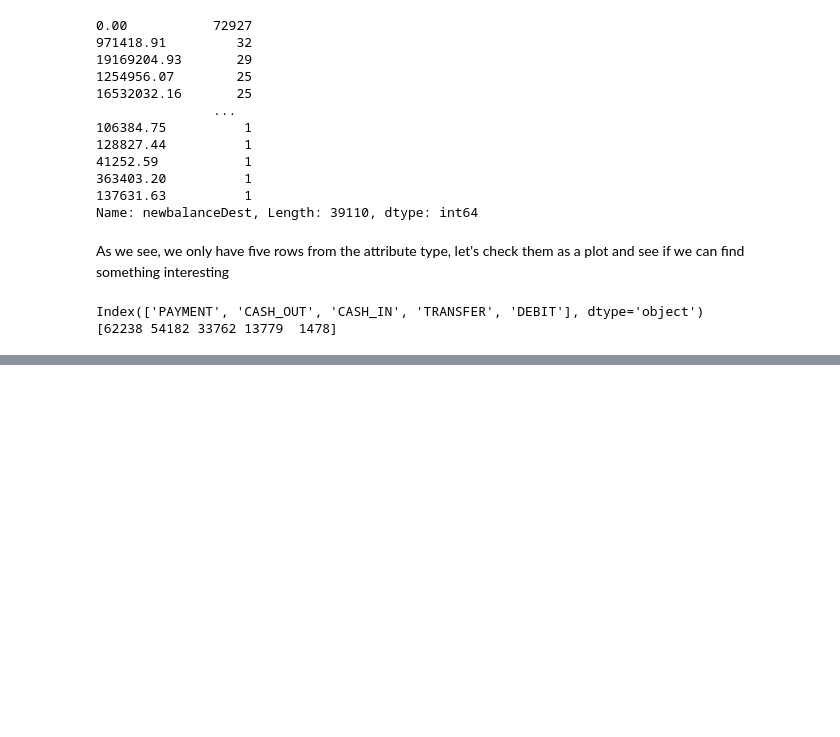
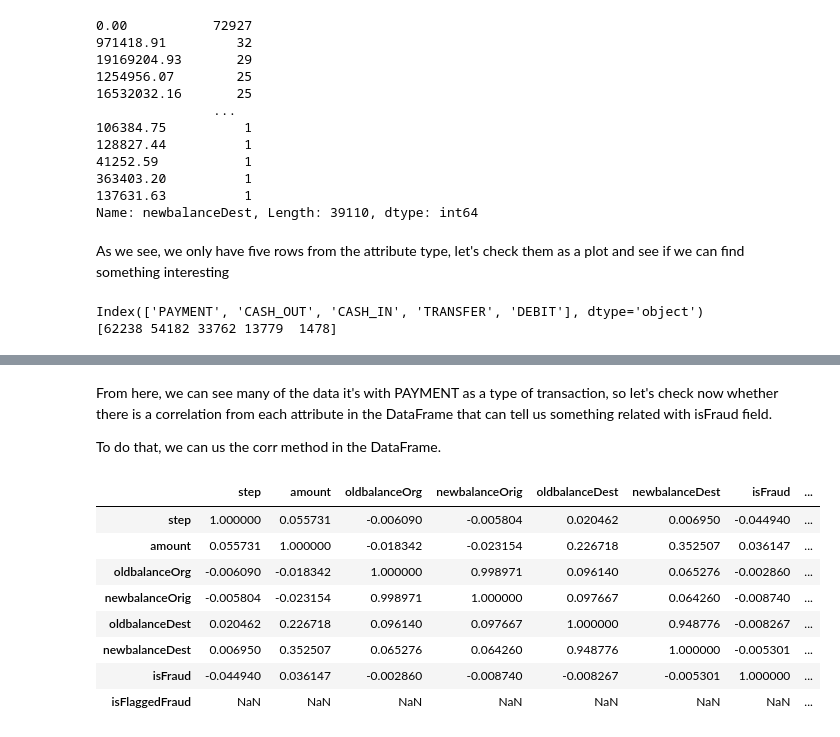
Before and after one commit to earo12/Payments_Fraud_Detection, a Jupyter notebook: Online_Payments_Fraud_Detection.ipynb, the cells around one changed output, grey strips where cells are left out. Cells and saved outputs as stored; diff of their text form; code cells hidden in the pictures; blank space fills up the shorter version.

```diff
--- a/Online_Payments_Fraud_Detection.ipynb
+++ b/Online_Payments_Fraud_Detection.ipynb
@@ -116,0 +120,16 @@ plt.show()
+# %% [markdown]
+From here, we can see many of the data it's with PAYMENT as a type of transaction, so let's check now whether there is a correlation from each attribute in the DataFrame that can tell us something related with isFraud field.
+
+To do that, we can us the corr method in the DataFrame.
+# %%
+df.corr()
+# %% [output]
+|  | step | amount | oldbalanceOrg | newbalanceOrig | oldbalanceDest | newbalanceDest | isFraud | ... |
+| step | 1.000000 | 0.055731 | -0.006090 | -0.005804 | 0.020462 | 0.006950 | -0.044940 | ... |
+| amount | 0.055731 | 1.000000 | -0.018342 | -0.023154 | 0.226718 | 0.352507 | 0.036147 | ... |
+| oldbalanceOrg | -0.006090 | -0.018342 | 1.000000 | 0.998971 | 0.096140 | 0.065276 | -0.002860 | ... |
+| newbalanceOrig | -0.005804 | -0.023154 | 0.998971 | 1.000000 | 0.097667 | 0.064260 | -0.008740 | ... |
+| oldbalanceDest | 0.020462 | 0.226718 | 0.096140 | 0.097667 | 1.000000 | 0.948776 | -0.008267 | ... |
+| newbalanceDest | 0.006950 | 0.352507 | 0.065276 | 0.064260 | 0.948776 | 1.000000 | -0.005301 | ... |
+| isFraud | -0.044940 | 0.036147 | -0.002860 | -0.008740 | -0.008267 | -0.005301 | 1.000000 | ... |
+| isFlaggedFraud | NaN | NaN | NaN | NaN | NaN | NaN | NaN | ... |
```
Also changed, not shown: parts of 3 cells of this notebook.
